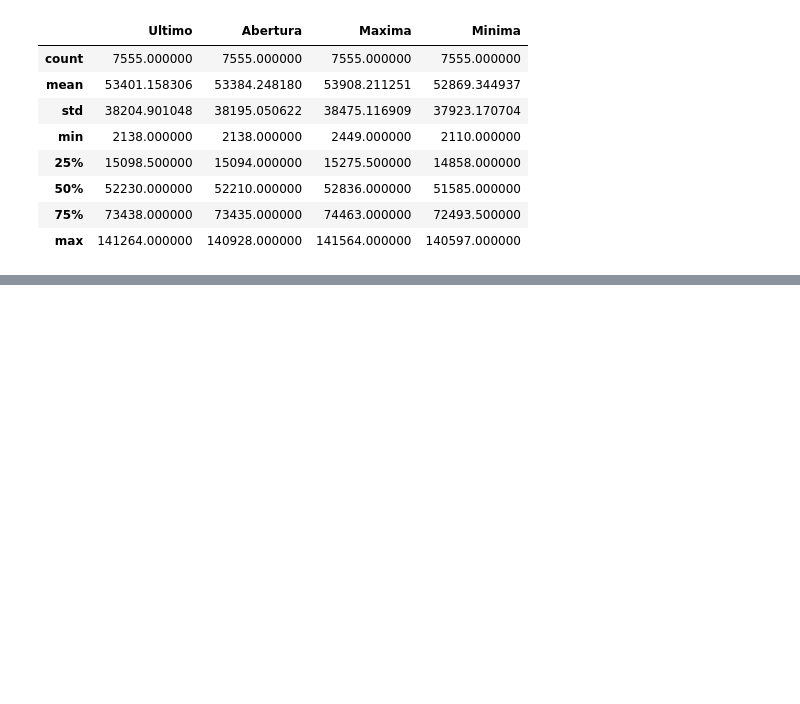
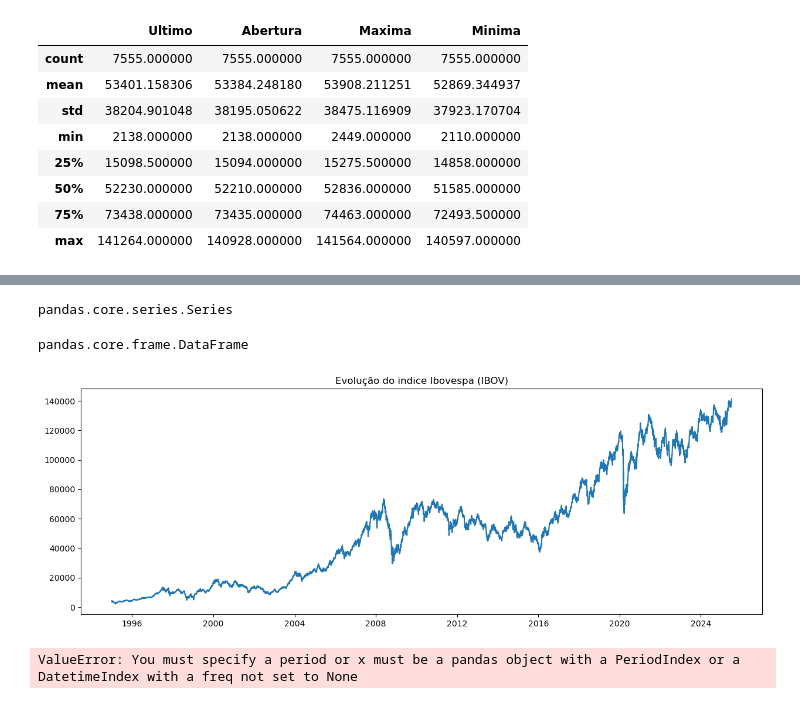
Before and after one commit to RicardViana/fiap-Machine-Learning-and-Time-Series, a Jupyter notebook: tech_challenge_fase_2.ipynb, the cells around one changed output, grey strips where cells are left out. Cells and saved outputs as stored; diff of their text form; code cells hidden in the pictures; blank space fills up the shorter version.

```diff
--- a/tech_challenge_fase_2.ipynb
+++ b/tech_challenge_fase_2.ipynb
@@ -186,3 +199,8 @@ dados_origem.describe()
 | 50% | 52230.000000 | 52210.000000 | 52836.000000 | 51585.000000 |
 | 75% | 73438.000000 | 73435.000000 | 74463.000000 | 72493.500000 |
 | max | 141264.000000 | 140928.000000 | 141564.000000 | 140597.000000 |
+# %%
+# Criando um novo data frame apenas com os campos necessarios
+
+dados_origem_ultimo = dados_origem["Ultimo"].copy()
+dados_origem_ultimo.tail()
@@ -189,2 +215,40 @@ dados_origem.describe()
+# %%
+type(dados_origem_ultimo)
+# %% [output]
+pandas.core.series.Series
+# %%
+type(dados_origem)
+# %% [output]
+pandas.core.frame.DataFrame
 # %%
 # Plotando um grafico de linha
+
+plt.figure(figsize=(15,5))
+plt.plot(dados_origem_ultimo.index,dados_origem_ultimo)
+plt.title("Evolução do indice Ibovespa (IBOV)")
+plt.show()
+# %% [output]
+[figure, added]
+# %%
+# Gerando o graficos
+
+resultados = seasonal_decompose(dados_origem_ultimo)
+
+fig, (ax1,ax2,ax3,ax4) = plt.subplots(4,1, figsize = (15,10))
+
+resultados.observed.plot(ax=ax1)
+ax1.set_title("Serie Real")
+
+resultados.trend.plot(ax=ax2)
+ax2.set_title("Tendência")
+
+resultados.seasonal.plot(ax=ax3)
+ax3.set_title("Sazonalidade")
+
+resultados.resid.plot(ax=ax4)
+ax4.set_title("Resíduo")
+
+plt.tight_layout()
+plt.show()
+# %% [output]
+ValueError: You must specify a period or x must be a pandas object with a PeriodIndex or a DatetimeIndex with a freq not set to None
```
Also changed, not shown: parts of 3 cells of this notebook.
